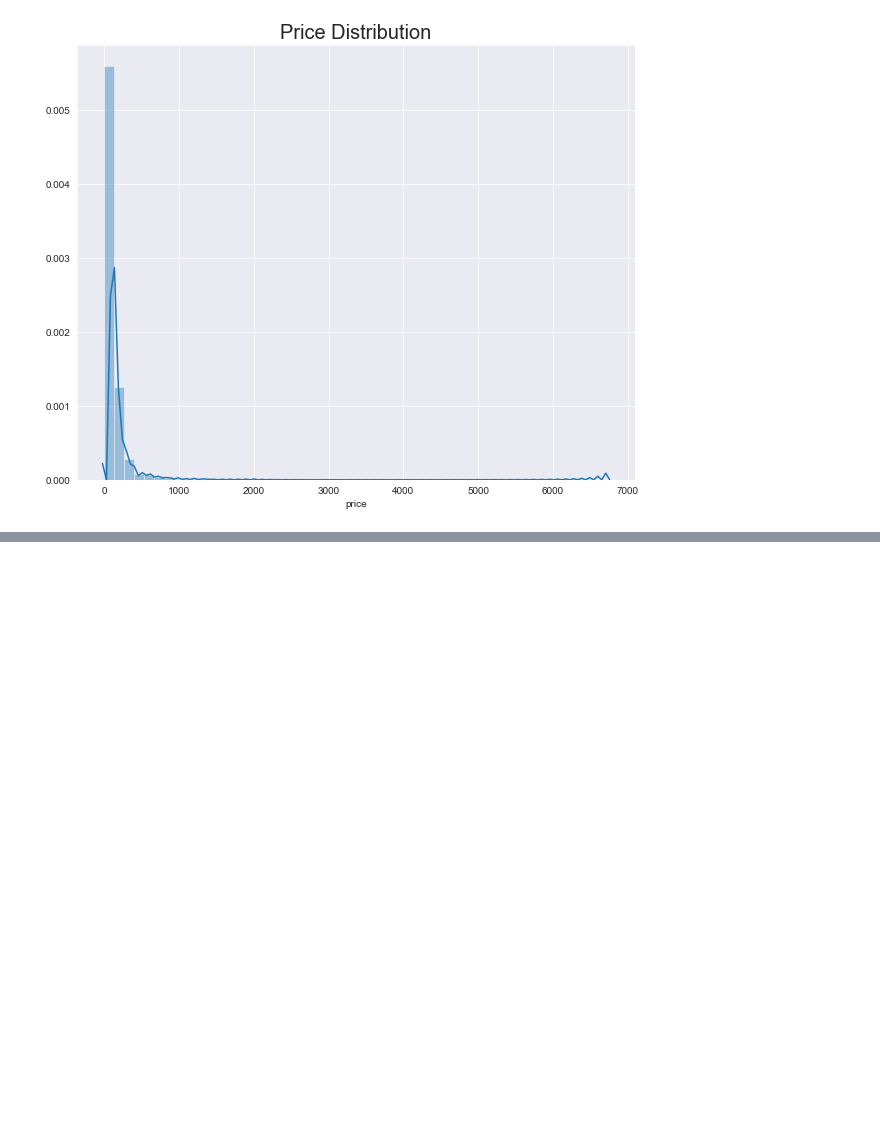
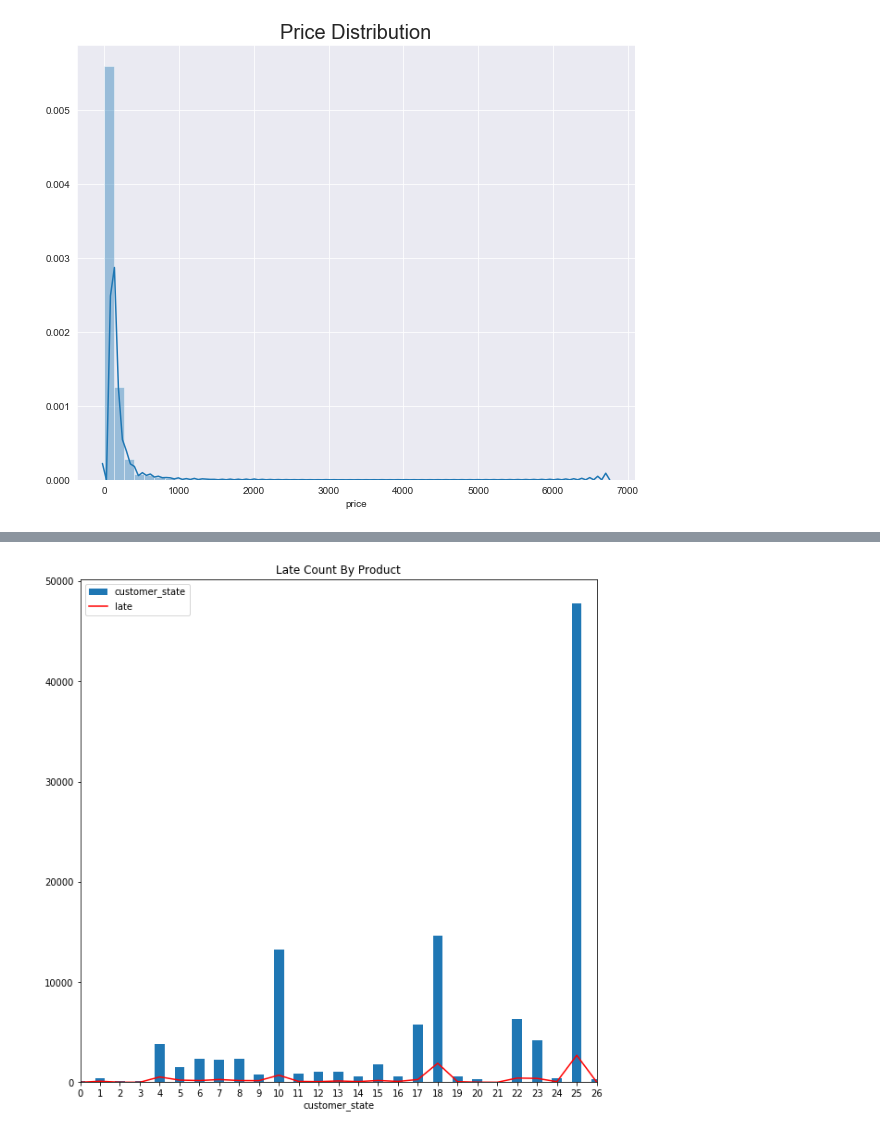
Before and after one commit to PixarJunkie/dsc-672-capstone-project, a Jupyter notebook: notebooks/data-exploration.ipynb, the cells around one changed output, grey strips where cells are left out. Saved outputs shown, nothing was run; the diff lists cells and outputs as text; code cells hidden in the pictures; blank space fills up the shorter version.

```diff
--- a/notebooks/data-exploration.ipynb
+++ b/notebooks/data-exploration.ipynb
@@ -177,0 +275,10 @@ Text(0.5, 1.0, 'Price Distribution')
+# %%
+#Late orders by customer state
+fig = plt.figure()
+fig.set_size_inches(10, 10)
+plt.title('Late Count By Product')
+dummy_df.groupby('customer_state')['customer_state'].count().plot(kind = 'bar', legend = True)
+dummy_df.groupby('customer_state')['late'].sum().plot(kind = 'line', color = 'red', legend = True)
+plt.show()
+# %% [output]
+[figure, added]
```
Also changed, not shown: parts of 17 cells of this notebook, 17 other files.
